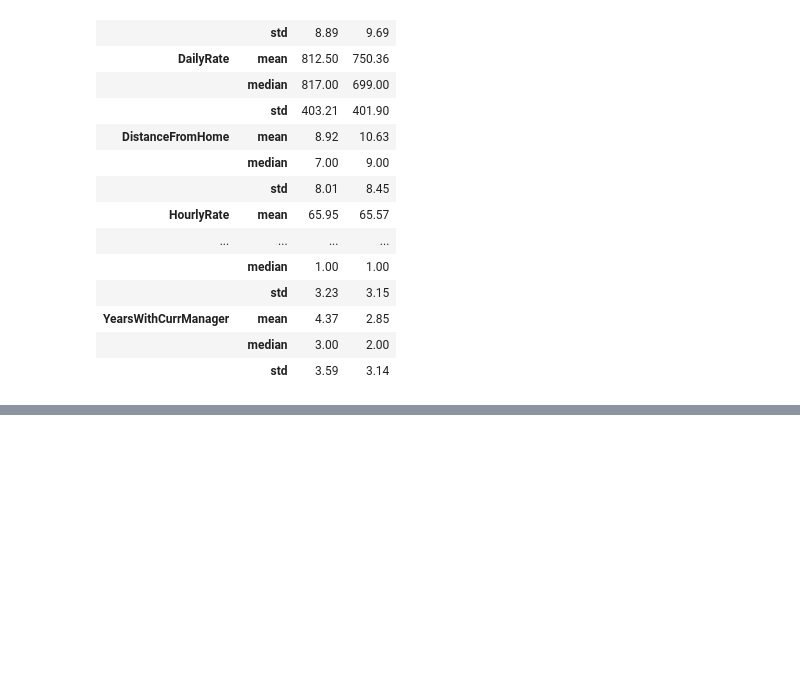
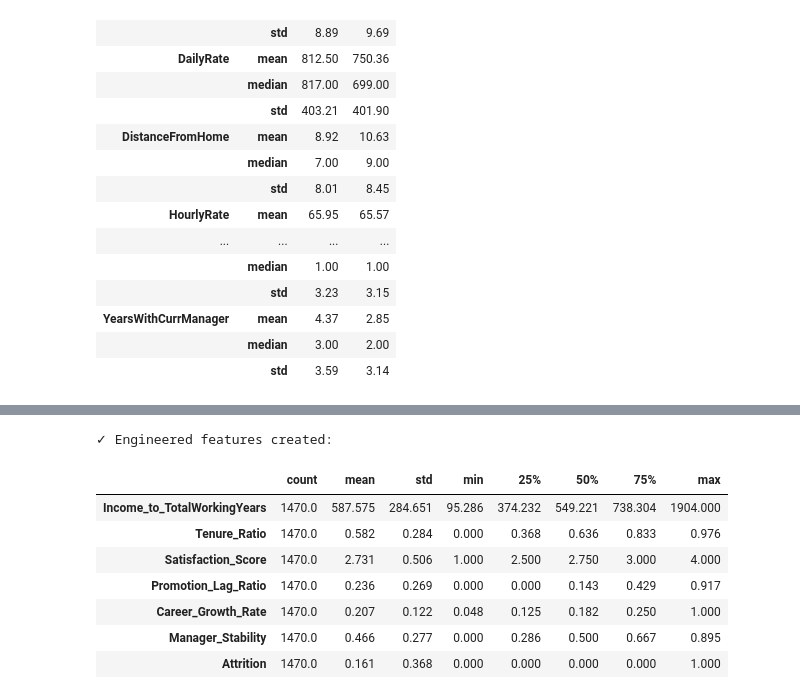
Before and after one commit to rimonshy/Employee-Churn-Prediction-System, a Jupyter notebook: notebook.ipynb, the cells around one changed output, grey strips where cells are left out. Cells and saved outputs as stored; diff of their text form; code cells hidden in the pictures; blank space fills up the shorter version.

```diff
--- a/notebook.ipynb
+++ b/notebook.ipynb
@@ -432,0 +439,63 @@ stat_table
+# %%
+def engineer_features(df: pd.DataFrame) -> pd.DataFrame:
+    out = df.copy()
+
+    # monthly income divided by total working years (+1 avoids division by zero)
+    out['Income_to_TotalWorkingYears'] = out['MonthlyIncome'] / (out['TotalWorkingYears'] + 1)
+
+    # years at company as fraction of total career (+1 avoids division by zero)
+    out['Tenure_Ratio'] = out['YearsAtCompany'] / (out['TotalWorkingYears'] + 1)
+
+    # ordinal encoding:
+
+    # JobSatisfaction, EnvironmentSatisfaction, RelationshipSatisfaction: 1=Low … 4=Very High
+    sat_map = {1: 1, 2: 2, 3: 3, 4: 4,
+               'Low': 1, 'Medium': 2, 'High': 3, 'Very High': 4}
+
+    # WorkLifeBalance: 1=Bad, 2=Good, 3=Better, 4=Best
+    wlb_map = {1: 1, 2: 2, 3: 3, 4: 4,
+               'Bad': 1, 'Good': 2, 'Better': 3, 'Best': 4}
+
+    # JobLevel: 1=Entry … 5=Executive
+    joblevel_map = {1: 1, 2: 2, 3: 3, 4: 4, 5: 5,
+                    'Entry Level': 1, 'Junior Level': 2, 'Mid Level': 3,
+                    'Senior Level': 4, 'Executive Level': 5}
+
+    sat_cols = ['JobSatisfaction', 'EnvironmentSatisfaction', 'RelationshipSatisfaction']
+
+    for col in sat_cols:
+        out[col] = out[col].map(sat_map)
+    out['WorkLifeBalance'] = out['WorkLifeBalance'].map(wlb_map)
+    out['JobLevel'] = out['JobLevel'].map(joblevel_map)
+
+    # mean of the four ordinal ranks
+    out['Satisfaction_Score'] = out[sat_cols + ['WorkLifeBalance']].mean(axis=1)
+
+    # years since promotion relative to current tenure
+    out['Promotion_Lag_Ratio'] = out['YearsSinceLastPromotion'] / (out['YearsAtCompany'] + 1)
+
+    # job level achieved per year of total experience
+    out['Career_Growth_Rate'] = out['JobLevel'] / (out['TotalWorkingYears'] + 1)
+
+    # years with current manager as fraction of company tenure
+    out['Manager_Stability'] = out['YearsWithCurrManager'] / (out['YearsAtCompany'] + 1)
+
+    return out
+
+df = engineer_features(df)
+
+new_feats = ['Income_to_TotalWorkingYears', 'Tenure_Ratio', 'Satisfaction_Score',
+             'Promotion_Lag_Ratio', 'Career_Growth_Rate', 'Manager_Stability']
+
+print("✓ Engineered features created:")
+df[new_feats + ['Attrition']].describe().T.round(3)
+# %% [output]
+✓ Engineered features created:
+|  | count | mean | std | min | 25% | 50% | 75% | max |
+| Income_to_TotalWorkingYears | 1470.0 | 587.575 | 284.651 | 95.286 | 374.232 | 549.221 | 738.304 | 1904.000 |
+| Tenure_Ratio | 1470.0 | 0.582 | 0.284 | 0.000 | 0.368 | 0.636 | 0.833 | 0.976 |
+| Satisfaction_Score | 1470.0 | 2.731 | 0.506 | 1.000 | 2.500 | 2.750 | 3.000 | 4.000 |
+| Promotion_Lag_Ratio | 1470.0 | 0.236 | 0.269 | 0.000 | 0.000 | 0.143 | 0.429 | 0.917 |
+| Career_Growth_Rate | 1470.0 | 0.207 | 0.122 | 0.048 | 0.125 | 0.182 | 0.250 | 1.000 |
+| Manager_Stability | 1470.0 | 0.466 | 0.277 | 0.000 | 0.286 | 0.500 | 0.667 | 0.895 |
+| Attrition | 1470.0 | 0.161 | 0.368 | 0.000 | 0.000 | 0.000 | 0.000 | 1.000 |
```
Also changed, not shown: parts of 4 cells of this notebook.
